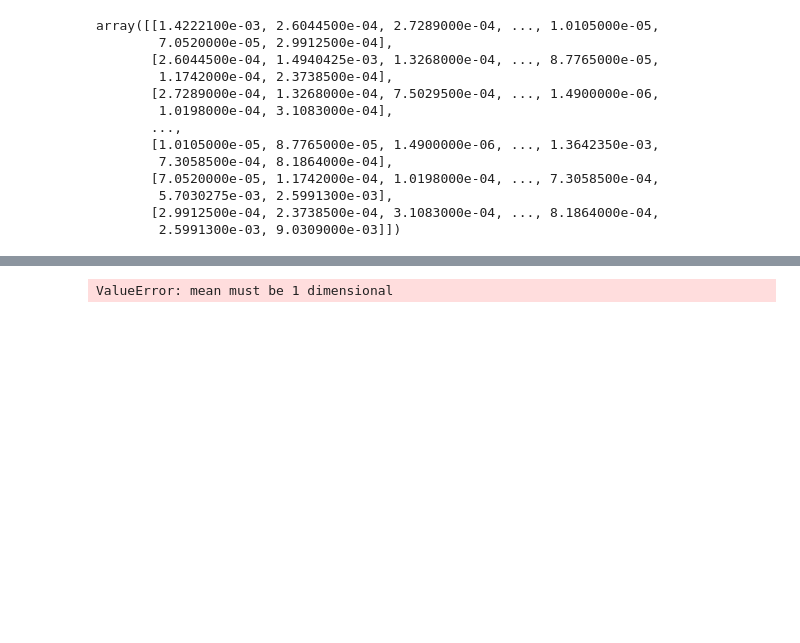
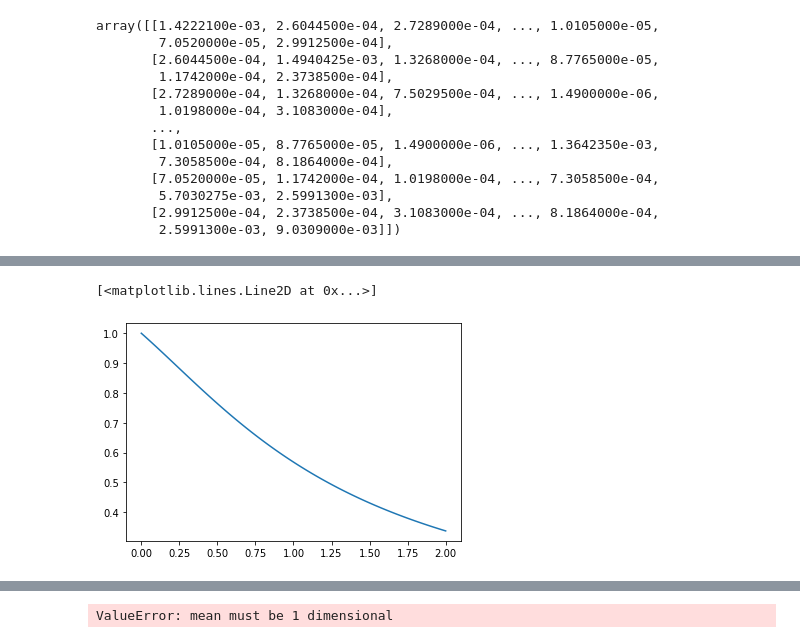
Before and after one commit to Karthikprabhu22/BPE, a Jupyter notebook: scratch.ipynb, the cells around one changed output, grey strips where cells are left out. Cells and saved outputs as stored; diff of their text form; code cells hidden in the pictures; blank space fills up the shorter version.

```diff
--- a/scratch.ipynb
+++ b/scratch.ipynb
@@ -56,0 +57,6 @@ bpe.chi_squared(67.0,0.3,0.7,0.0,10,c)
+# %%
+redshift = np.linspace(0.0001,2,100)
+plt.plot(redshift, bpe.E(redshift, 67.0, 0.3, 0.7, 0.0))
+# %% [output]
+[<matplotlib.lines.Line2D at 0x...>]
+[figure, added]
```
Also changed, not shown: parts of 5 cells of this notebook, 1 other file.
